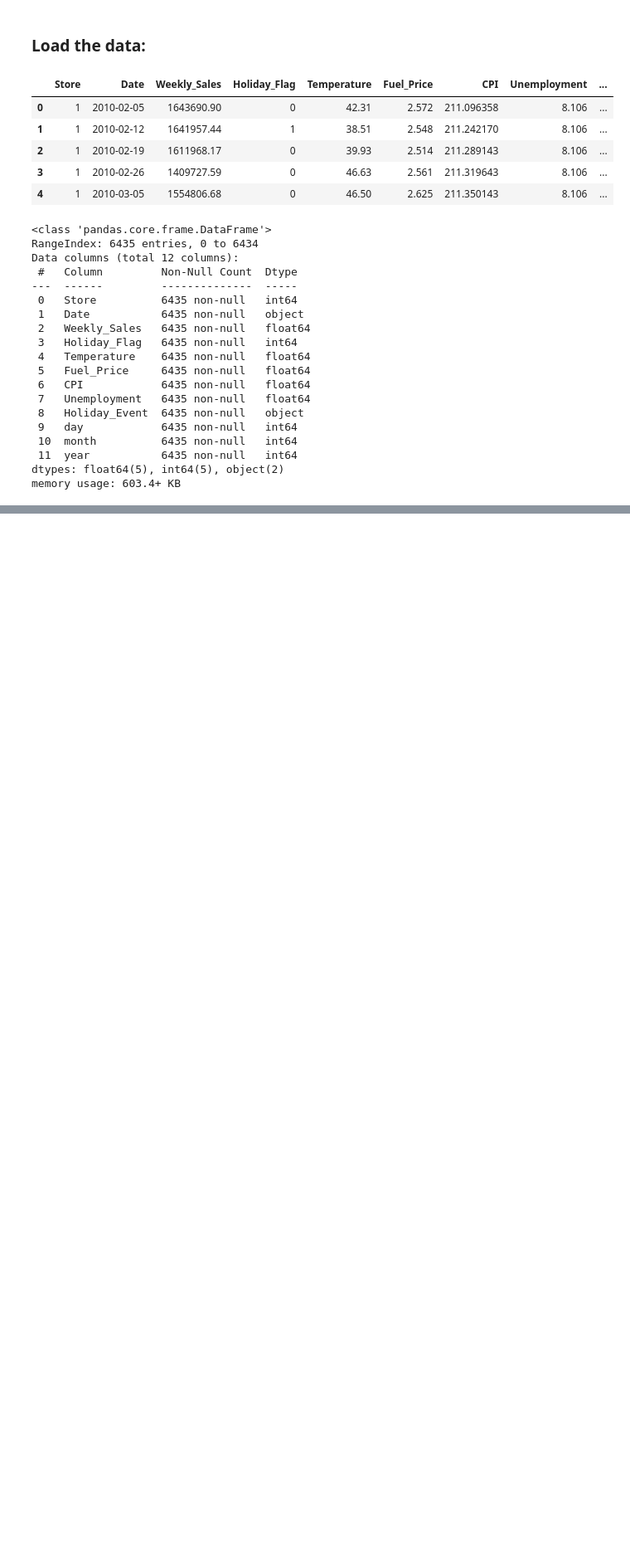
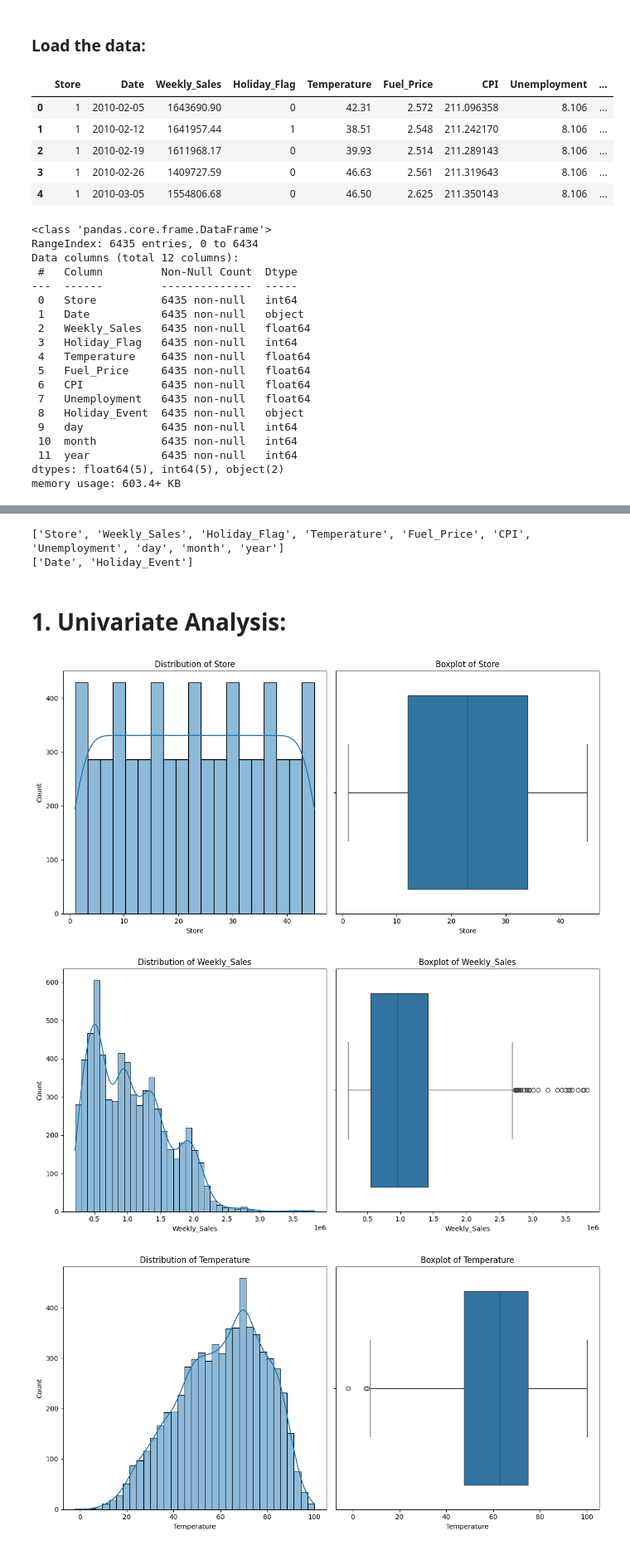
Before and after one commit to bdk-333/Walmart-Sales-Analysis, a Jupyter notebook: notebooks/02_exploratory_data_analysis.ipynb, the cells around one changed output, grey strips where cells are left out. Shown at 83% size. Saved outputs shown, nothing was run; the diff lists cells and outputs as text; code cells hidden in the pictures; blank space fills up the shorter version.

```diff
--- a/notebooks/02_exploratory_data_analysis.ipynb
+++ b/notebooks/02_exploratory_data_analysis.ipynb
@@ -37,0 +45,36 @@ memory usage: 603.4+ KB
+# %%
+num_features = df.select_dtypes(include=[np.number]).columns.tolist()
+
+cat_features = df.select_dtypes(include=['object']).columns.tolist()
+
+print(num_features)
+print(cat_features)
+# %% [output]
+['Store', 'Weekly_Sales', 'Holiday_Flag', 'Temperature', 'Fuel_Price', 'CPI', 'Unemployment', 'day', 'month', 'year']
+['Date', 'Holiday_Event']
+# %%
+cat_features.remove('Date')
+num_features = [col for col in num_features if col not in ['day', 'month', 'year', 'Holiday_Flag']]
+
+cat_features.append('Holiday_Flag')
+# %% [markdown]
+# 1. Univariate Analysis:
+# %%
+def plot_num(cols):
+    for col in cols:
+        fig, (ax1, ax2) = plt.subplots(1, 2, figsize=(12, 6))
+
+        sns.histplot(df[col], kde=True, ax=ax1)
+        ax1.set_title(f"Distribution of {col}")
+
+        sns.boxplot(x=df[col], ax=ax2)
+        ax2.set_title(f"Boxplot of {col}")
+
+        plt.tight_layout()
+        plt.show()
+# %%
+plot_num(num_features)
+# %% [output]
+[figure, added]
+[figure, added]
+[figure, added]
```
Also changed, not shown: parts of 21 cells of this notebook.
